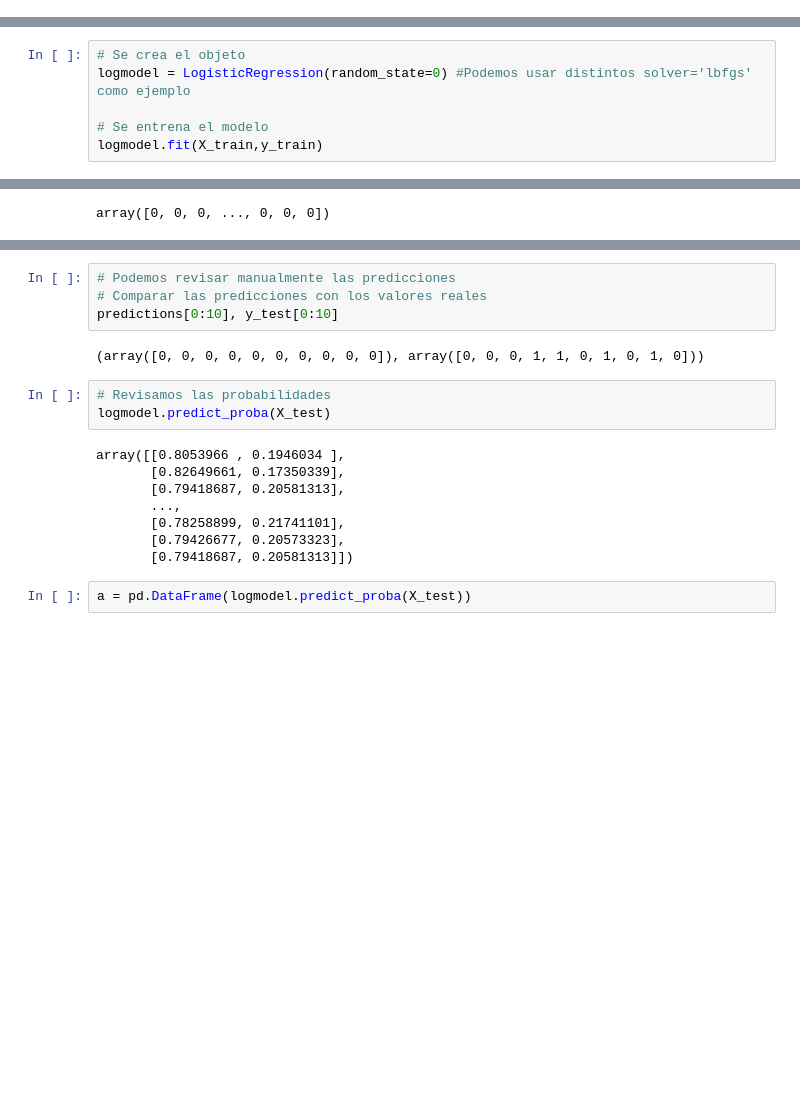
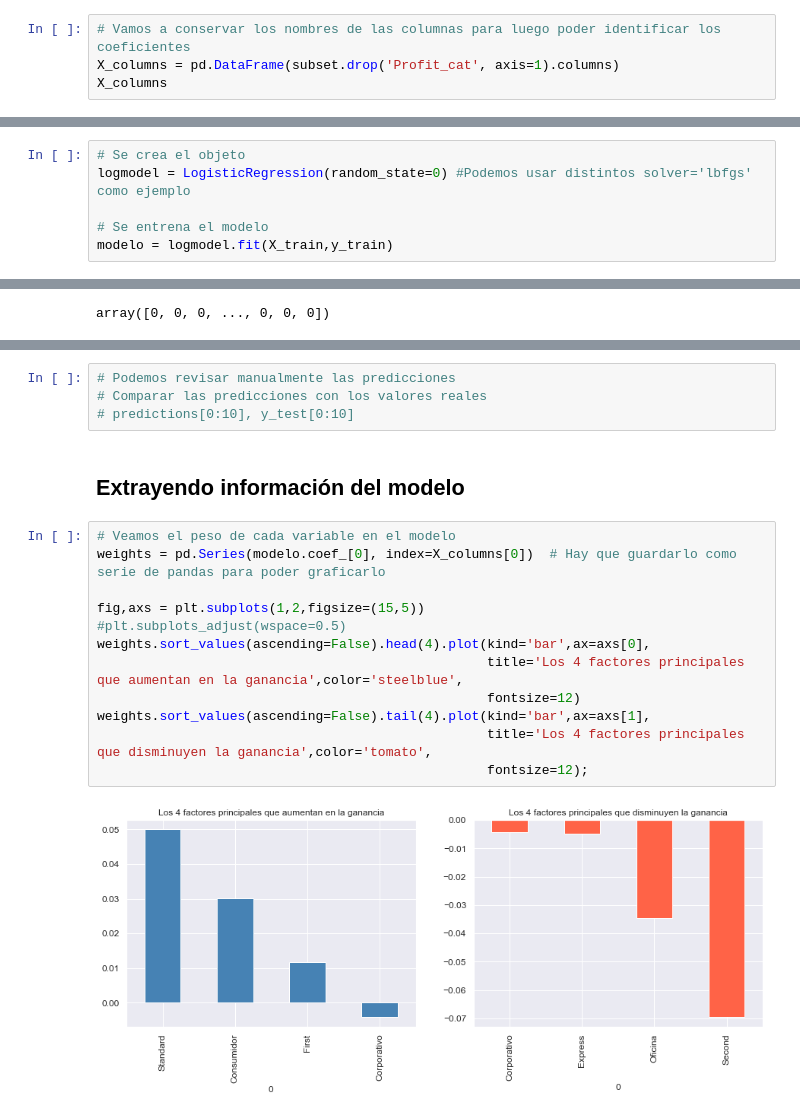
Before and after one commit to Franciscoletelier/UDP_BA, a Jupyter notebook: UDP_BA_Clase_08.ipynb, the cells around one changed output, grey strips where cells are left out. Saved outputs shown, nothing was run; the diff lists cells and outputs as text; blank space fills up the shorter version.

Commit message:
Se extrae información del modelo

```diff
--- a/UDP_BA_Clase_08.ipynb
+++ b/UDP_BA_Clase_08.ipynb
@@ -340,3 +341,7 @@ X = subset.drop('Profit_cat', axis=1).values  # Features (todas las columnas exc
 y = subset['Profit_cat'].values  # Variable objetivo
 
 X_train, X_test, y_train, y_test = train_test_split(X, y, test_size=0.3, random_state=42)
+# %%
+# Vamos a conservar los nombres de las columnas para luego poder identificar los coeficientes
+X_columns = pd.DataFrame(subset.drop('Profit_cat', axis=1).columns)
+X_columns
@@ -368,4 +382,4 @@ X_test = standard_x.fit_transform(X_test)
 logmodel = LogisticRegression(random_state=0) #Podemos usar distintos solver='lbfgs' como ejemplo
 
 # Se entrena el modelo
-logmodel.fit(X_train,y_train)
+modelo = logmodel.fit(X_train,y_train)
@@ -380,19 +398,20 @@ array([0, 0, 0, ..., 0, 0, 0])
 # %%
 # Podemos revisar manualmente las predicciones
 # Comparar las predicciones con los valores reales
-predictions[0:10], y_test[0:10]
+# predictions[0:10], y_test[0:10]
-# %% [output]
-(array([0, 0, 0, 0, 0, 0, 0, 0, 0, 0]), array([0, 0, 0, 1, 1, 0, 1, 0, 1, 0]))
-# %%
-# Revisamos las probabilidades
-logmodel.predict_proba(X_test)
-# %% [output]
-array([[0.8053966 , 0.1946034 ],
-       [0.82649661, 0.17350339],
-       [0.79418687, 0.20581313],
-       ...,
-       [0.78258899, 0.21741101],
-       [0.79426677, 0.20573323],
-       [0.79418687, 0.20581313]])
-# %%
-a = pd.DataFrame(logmodel.predict_proba(X_test))
+# %% [markdown]
+## Extrayendo información del modelo
+# %%
+# Veamos el peso de cada variable en el modelo
+weights = pd.Series(modelo.coef_[0], index=X_columns[0])  # Hay que guardarlo como serie de pandas para poder graficarlo
+
+fig,axs = plt.subplots(1,2,figsize=(15,5))
+#plt.subplots_adjust(wspace=0.5)
+weights.sort_values(ascending=False).head(4).plot(kind='bar',ax=axs[0],
+                                                  title='Los 4 factores principales que aumentan en la ganancia',color='steelblue',
+                                                  fontsize=12)
+weights.sort_values(ascending=False).tail(4).plot(kind='bar',ax=axs[1],
+                                                  title='Los 4 factores principales que disminuyen la ganancia',color='tomato',
+                                                  fontsize=12);
+# %% [output]
+[figure, added]
```
Also changed, not shown: parts of 7 cells of this notebook.
